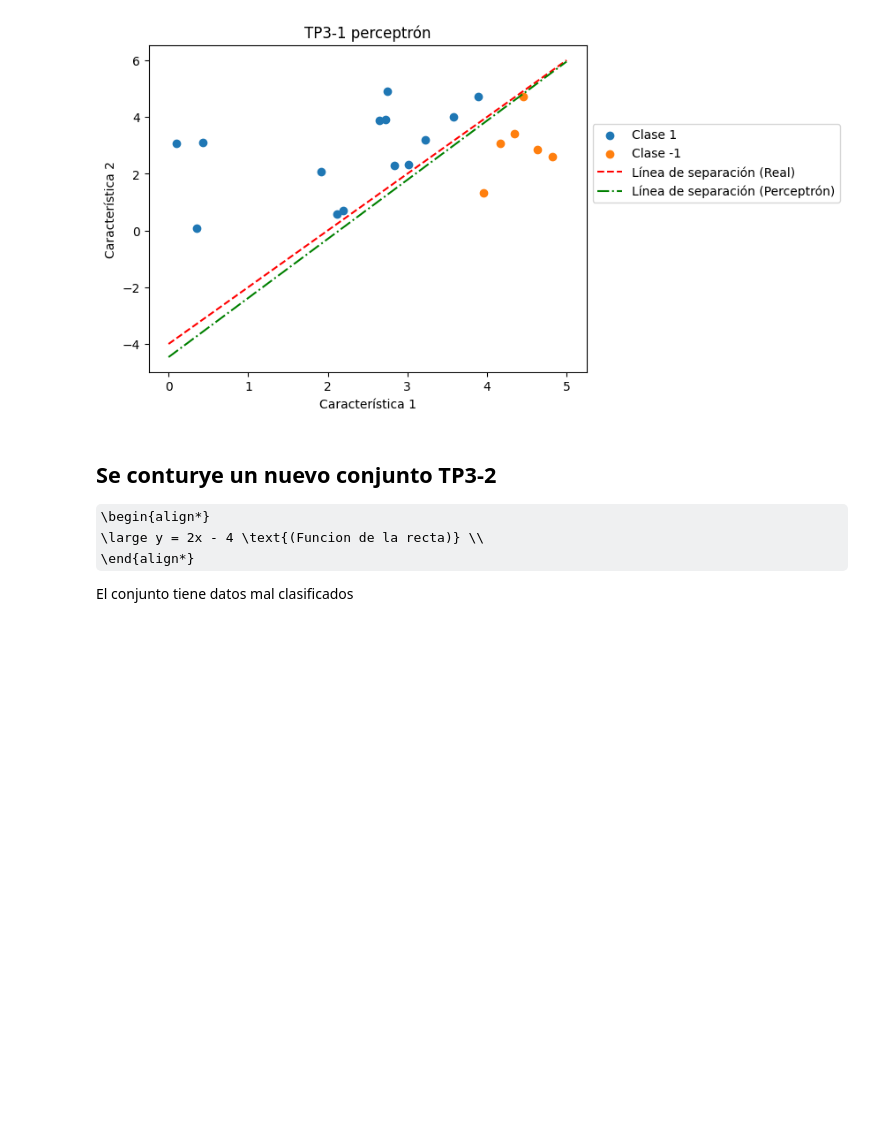
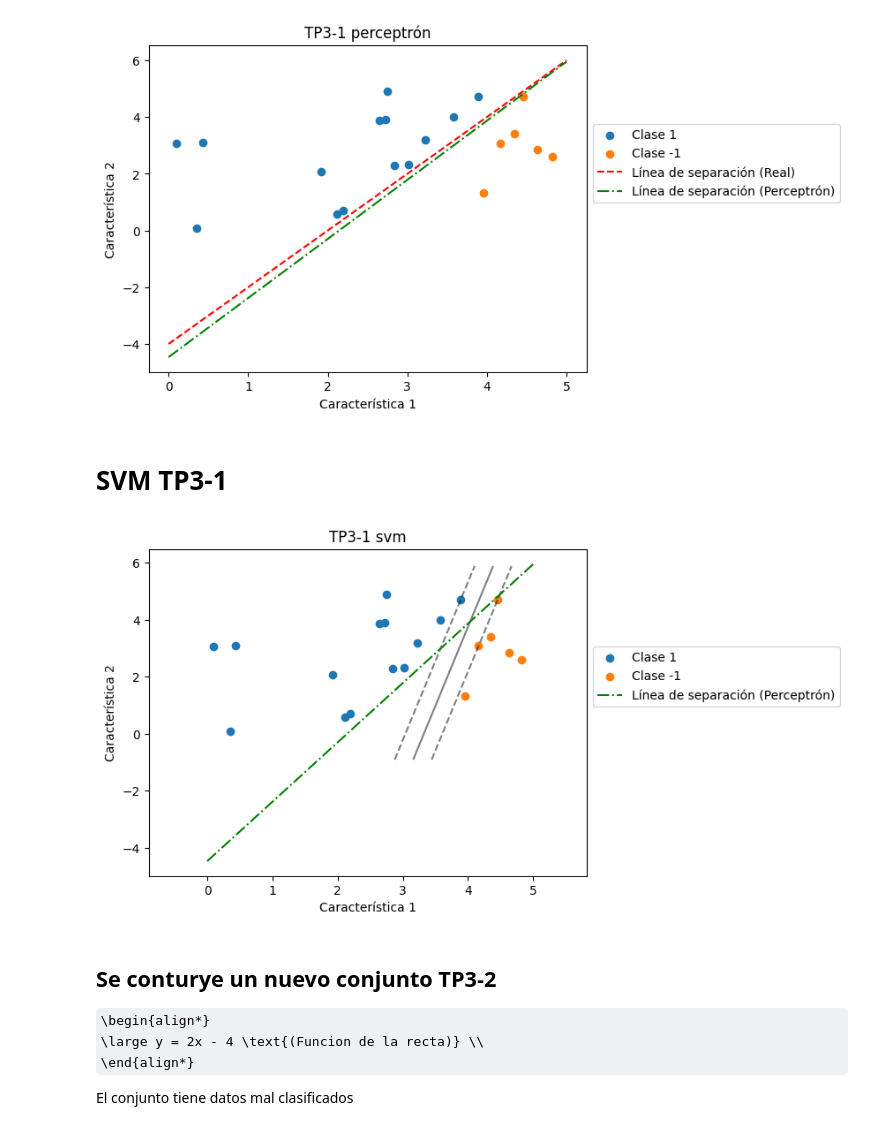
Before and after one commit to UnahurAprendizajeAutomatico/SVM, a Jupyter notebook: modelos/svm.ipynb, the cells around one changed output. Drawn from its saved outputs; the diff is of its cells as text; code cells hidden in the pictures; some formulas as TeX source; blank space fills up the shorter version.

```diff
--- a/modelos/svm.ipynb
+++ b/modelos/svm.ipynb
@@ -98,6 +98,49 @@ plt.title('TP3-1 perceptrón')
 plt.show()
 # %% [output]
 [figure]
+# %% [markdown]
+# SVM TP3-1
+# %%
+from sklearn.svm import SVC
+from tqdm import tqdm
+
+# Encuentra el mejor valor C
+C = 10
+# Entrenamos el modelo con el conjunto de entrenamiento
+svm = SVC(kernel='linear',C=C, random_state=42)
+svm.fit(X1, y_real)
+
+# Predecimos con el conjunto de prueba
+predicciones = svm.predict(X1)
+# %%
+from sklearn.inspection import DecisionBoundaryDisplay
+
+# Crear la gráfica
+plt.scatter(x1[y_real == 1], x2[y_real == 1], label='Clase 1')
+plt.scatter(x1[y_real == -1], x2[y_real == -1], label='Clase -1')
+
+# plot the decision function
+ax = plt.gca()
+DecisionBoundaryDisplay.from_estimator(
+    svm,
+    X1,
+    plot_method="contour",
+    colors="k",
+    levels=[-1, 0, 1],
+    alpha=0.5,
+    linestyles=["--", "-", "--"],
+    label="svm",
+    ax=ax,
+)
+
+plt.plot([0, 5], [-(w[0]/w[1])*0 + (-b/w[1]), -(w[0]/w[1])*5 + (-b/w[1])], color='green', linestyle='-.', label='Línea de separación (Perceptrón)')
+plt.xlabel('Característica 1')
+plt.ylabel('Característica 2')
+plt.legend(loc='lower left', bbox_to_anchor=(1, 0.5))
+plt.title('TP3-1 svm')
+plt.show()
+# %% [output]
+[figure, added]
 # %% [markdown]
 ## Se conturye un nuevo conjunto TP3-2
 \begin{align*}
```
Also changed, not shown: parts of 3 cells of this notebook.
